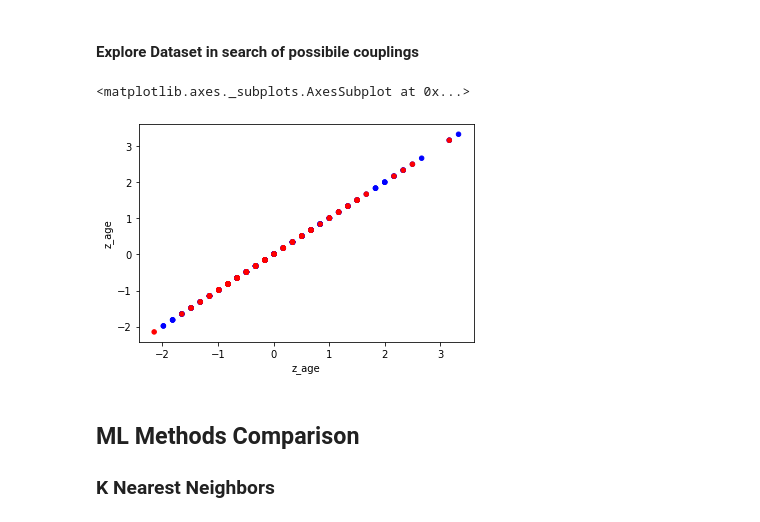
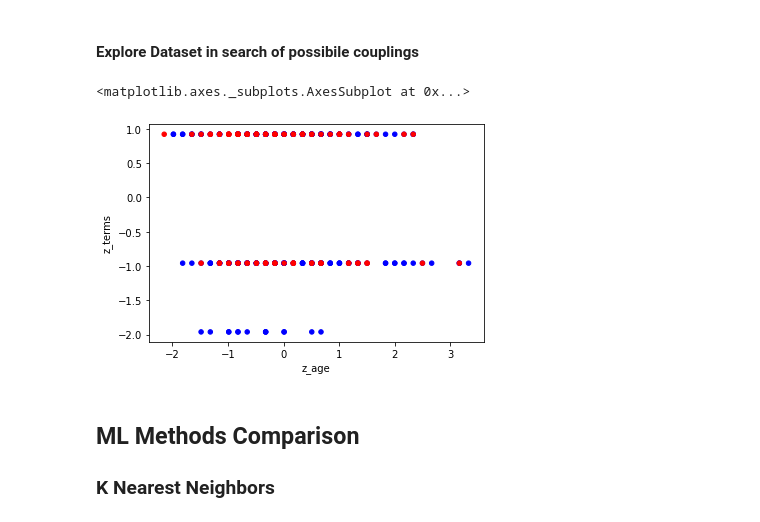
Before and after one commit to mircuz/Machine_Learning_IBM, a Jupyter notebook: Capstone project.ipynb, the cells around one changed output. Saved outputs shown, nothing was run; the diff lists cells and outputs as text; code cells hidden in the pictures.

```diff
--- a/Capstone project.ipynb
+++ b/Capstone project.ipynb
@@ -81,10 +81,10 @@ def colorSel(x) :
     return color
 cols = colorSel(table['paid'])
 # %%
-table.plot(x='z_age',y='z_age',kind='scatter',color=cols)
+table.plot(x='z_age',y='z_terms',kind='scatter',color=cols)
 # %% [output]
 <matplotlib.axes._subplots.AxesSubplot at 0x...>
-[figure, old version]
+[figure, new version]
 # %% [markdown]
 ## ML Methods Comparison
 ### K Nearest Neighbors
```
Also changed, not shown: parts of 1 cell of this notebook.
